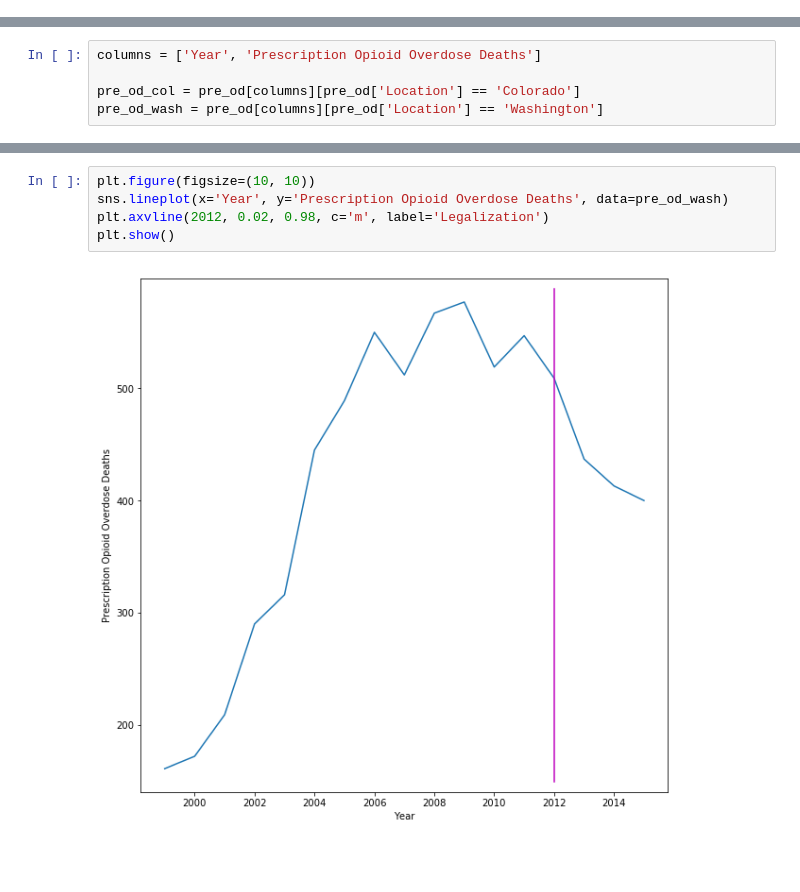
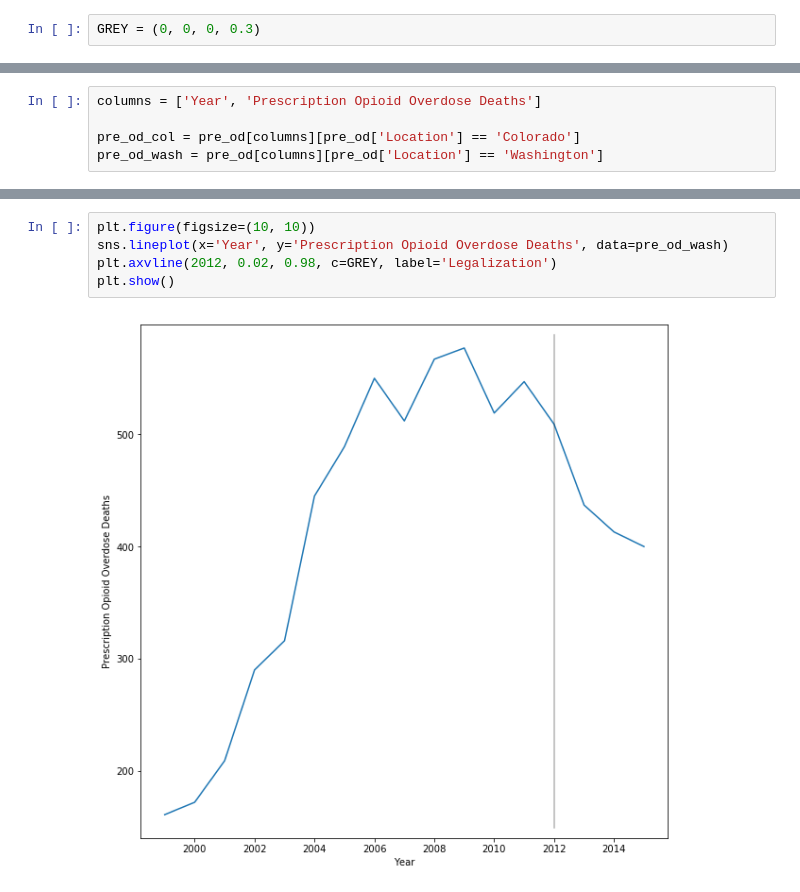
Before and after one commit to displaced-lobster/BDC2019, a Jupyter notebook: Recreational Cannabis.ipynb, the cells around one changed output, grey strips where cells are left out. Drawn from its saved outputs; the diff is of its cells as text; blank space fills up the shorter version.

```diff
--- a/Recreational Cannabis.ipynb
+++ b/Recreational Cannabis.ipynb
@@ -49,2 +53,4 @@ print(overdose_wash.shape)
+# %%
+GREY = (0, 0, 0, 0.3)
 # %%
 plt.figure(figsize=(10, 10))
@@ -127,7 +133,7 @@ plt.show()
 # %%
 plt.figure(figsize=(10, 10))
 sns.lineplot(x='Year', y='Prescription Opioid Overdose Deaths', data=pre_od_wash)
-plt.axvline(2012, 0.02, 0.98, c='m', label='Legalization')
+plt.axvline(2012, 0.02, 0.98, c=GREY, label='Legalization')
 plt.show()
 # %% [output]
-[figure, old version]
+[figure, new version]
```
Also changed, not shown: parts of 10 cells of this notebook.
